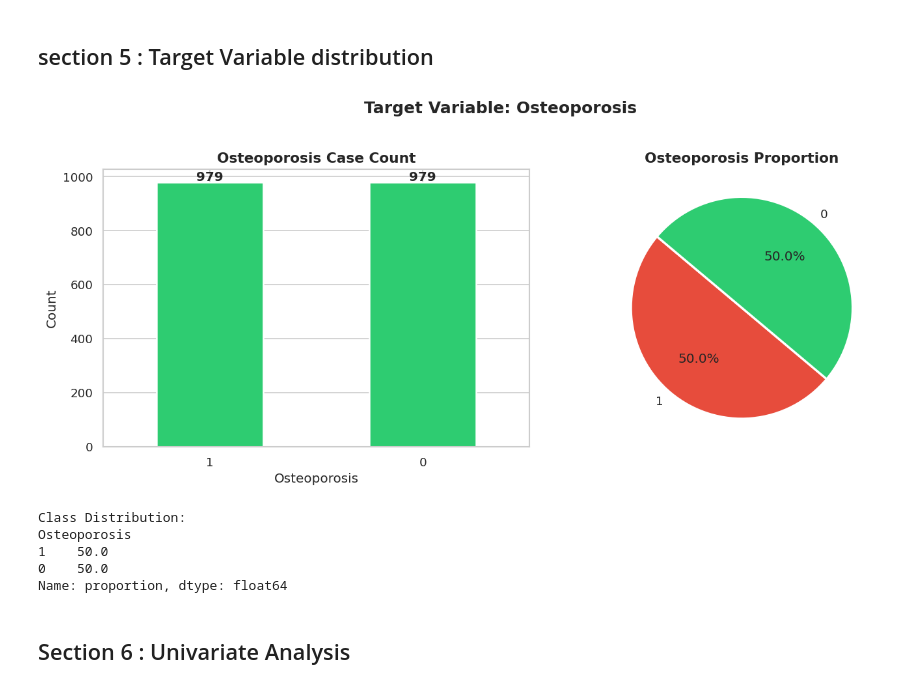
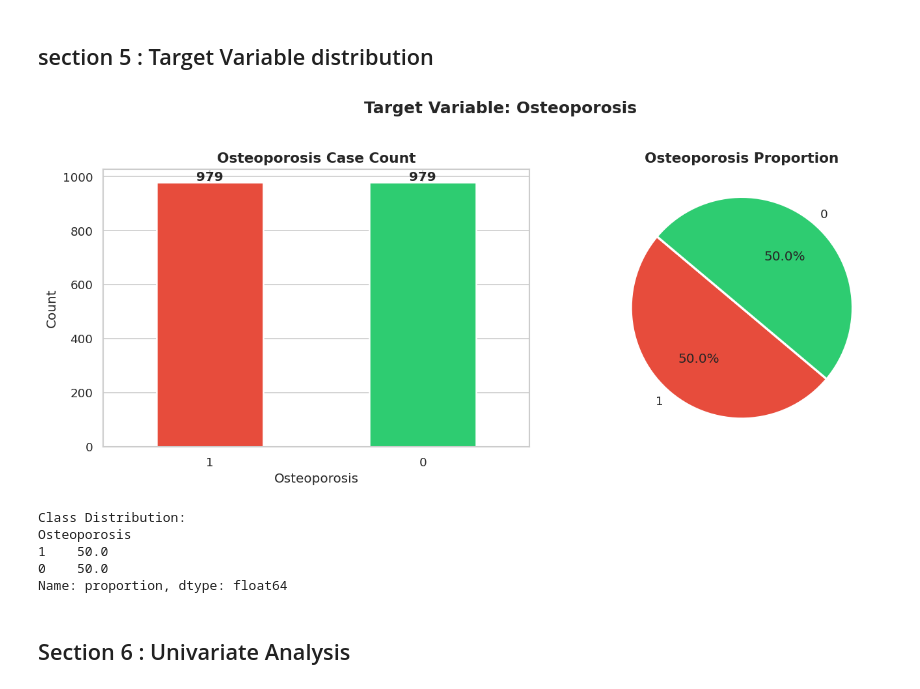
Before and after one commit to afeefanver/Osteoporosis-Risk-Prediction, a Jupyter notebook: EDA(Oesto).ipynb, the cells around one changed output. Drawn from its saved outputs; the diff is of its cells as text; code cells hidden in the pictures.

```diff
--- a/EDA(Oesto).ipynb
+++ b/EDA(Oesto).ipynb
@@ -166,33 +166,33 @@ Medications                    985  50.306435
 # %%
 fig, axes = plt.subplots(1, 2, figsize=(12, 5))
 
 target_counts = df['Osteoporosis'].value_counts()
 target_pct = df['Osteoporosis'].value_counts(normalize=True) * 100
 
 # Bar chart
-colors = ['#E74C3C' if x == 'Yes' else '#2ECC71' for x in target_counts.index]
+colors = ['#E74C3C' if x == 1 else '#2ECC71' for x in target_counts.index]
 target_counts.plot(kind='bar', ax=axes[0], color=colors, edgecolor='white', linewidth=1.5)
 axes[0].set_title('Osteoporosis Case Count', fontsize=13, fontweight='bold')
 axes[0].set_xlabel('Osteoporosis')
 axes[0].set_ylabel('Count')
 axes[0].tick_params(axis='x', rotation=0)
 for i, v in enumerate(target_counts):
     axes[0].text(i, v + 5, str(v), ha='center', fontweight='bold')
 
 # Pie chart
 axes[1].pie(target_counts, labels=target_counts.index, autopct='%1.1f%%',
             colors=['#E74C3C', '#2ECC71'], startangle=140,
             wedgeprops={'edgecolor': 'white', 'linewidth': 2})
 axes[1].set_title('Osteoporosis Proportion', fontsize=13, fontweight='bold')
 
 plt.suptitle('Target Variable: Osteoporosis', fontsize=15, fontweight='bold', y=1.02)
 plt.savefig('plot/01_target_variable.png', bbox_inches='tight')
 plt.tight_layout()
 plt.show()
 
 print(f'Class Distribution:\n{target_pct.round(2)}')
 # %% [output]
-[figure, old version]
+[figure, new version]
 Class Distribution:
 Osteoporosis
 1    50.0
```
Also changed, not shown: parts of 11 cells of this notebook.
